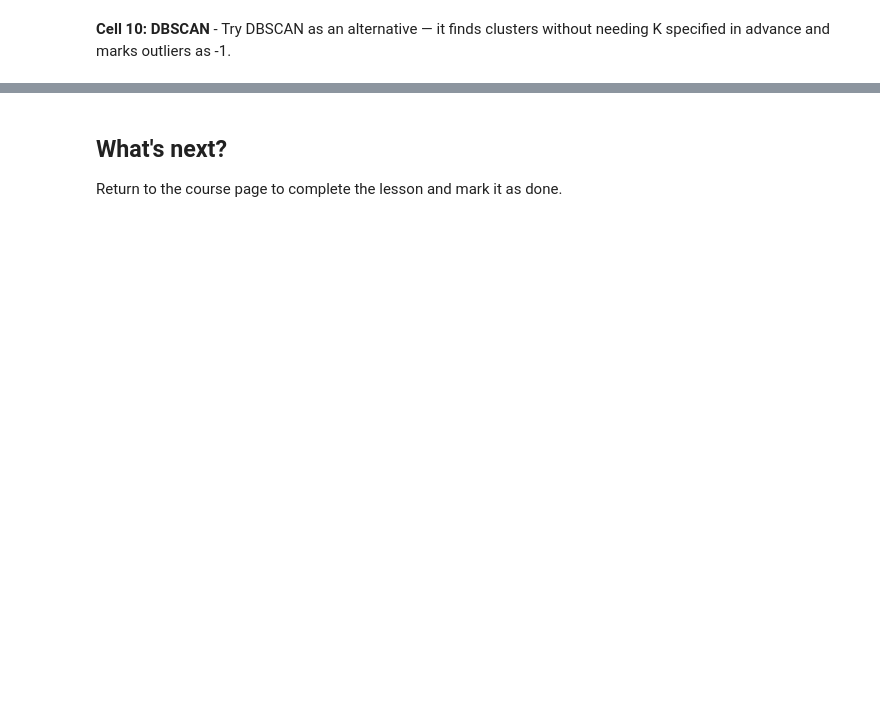
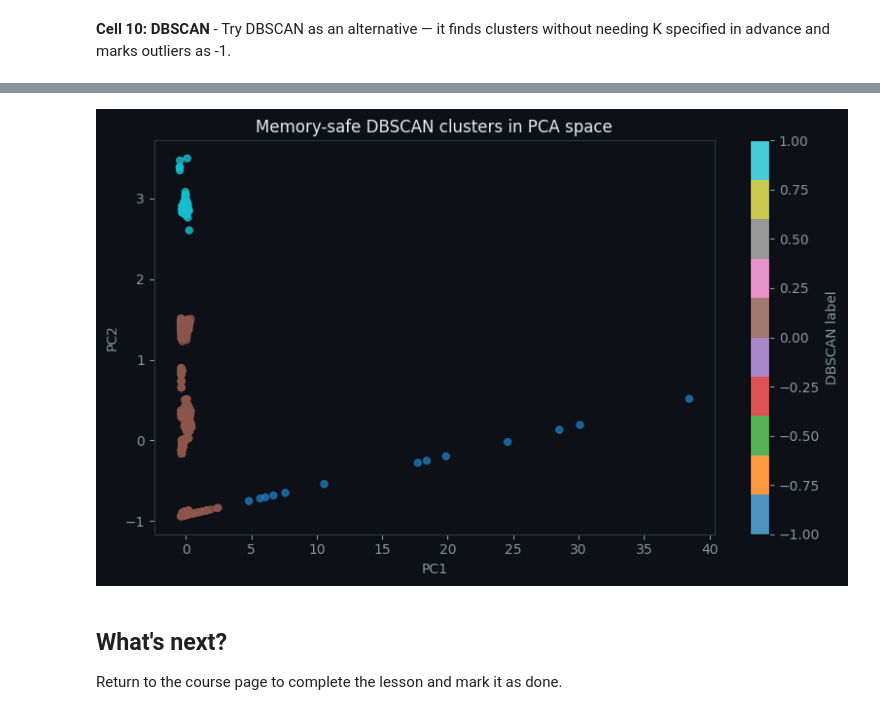
Before and after one commit to purwar-lab/ml-for-robotics-, a Jupyter notebook: notebooks/ch4-vibration-project.ipynb, the cells around one changed output, grey strips where cells are left out. Drawn from its saved outputs; the diff is of its cells as text; code cells hidden in the pictures; blank space fills up the shorter version.

```diff
--- a/notebooks/ch4-vibration-project.ipynb
+++ b/notebooks/ch4-vibration-project.ipynb
@@ -170,0 +205,81 @@ plt.show()
+# %%
+# Cell 10: Memory-safe DBSCAN
+# DBSCAN can run out of RAM on large datasets because it may build many neighbor relationships.
+# This version runs DBSCAN on a manageable subset and plots that subset in PCA space.
+
+from sklearn.cluster import DBSCAN
+import numpy as np
+import matplotlib.pyplot as plt
+
+# ------------------------------------------------------------
+# 1. Choose a maximum number of points for DBSCAN
+# ------------------------------------------------------------
+max_dbscan_points = 5000   # Increase to 10000 if Colab has enough RAM
+
+n_points = X_scaled.shape[0]
+
+if n_points > max_dbscan_points:
+    rng = np.random.default_rng(42)
+    db_idx = rng.choice(n_points, size=max_dbscan_points, replace=False)
+    X_db = X_scaled[db_idx]
+    points_2d_db = points_2d[db_idx]
+else:
+    db_idx = np.arange(n_points)
+    X_db = X_scaled
+    points_2d_db = points_2d
+
+print(f"Running DBSCAN on {X_db.shape[0]} points out of {n_points} total points.")
+
+# ------------------------------------------------------------
+# 2. Fit DBSCAN on the subset
+# ------------------------------------------------------------
+dbscan = DBSCAN(
+    eps=0.8,
+    min_samples=5,
+    algorithm="kd_tree",   # usually more memory-friendly for low-dimensional data
+    n_jobs=1               # avoids extra memory use from parallel workers
+)
+
+db_labels = dbscan.fit_predict(X_db)
+
+# ------------------------------------------------------------
+# 3. Report cluster information
+# ------------------------------------------------------------
+unique_labels, counts = np.unique(db_labels, return_counts=True)
+
+print("DBSCAN label counts:")
+for label, count in zip(unique_labels, counts):
+    if label == -1:
+        print(f"Noise/outliers: {count}")
+    else:
+        print(f"Cluster {label}: {count}")
+
+# ------------------------------------------------------------
+# 4. Plot DBSCAN result in PCA space
+# ------------------------------------------------------------
+fig, ax = plt.subplots(figsize=(8, 5))
+fig.patch.set_facecolor('#0d1117')
+
+scatter = ax.scatter(
+    points_2d_db[:, 0],
+    points_2d_db[:, 1],
+    c=db_labels,
+    cmap="tab10",
+    s=25,
+    alpha=0.8
+)
+
+ax.set_title("Memory-safe DBSCAN clusters in PCA space", color='#e6edf3')
+ax.set_xlabel("PC1", color='#8b949e')
+ax.set_ylabel("PC2", color='#8b949e')
+ax.set_facecolor('#0d1117')
+ax.tick_params(colors='#8b949e')
+ax.spines[:].set_color('#30363d')
+
+cbar = plt.colorbar(scatter, label="DBSCAN label")
+cbar.ax.yaxis.label.set_color('#8b949e')
+cbar.ax.tick_params(colors='#8b949e')
+
+plt.tight_layout()
+plt.show()
+# %% [output]
@@ -171,3 +291,4 @@ plt.show()
+[figure, added]
 # %% [markdown]
 ## What's next?
 Return to the course page to complete the lesson and mark it as done.
```
Also changed, not shown: parts of 10 cells of this notebook.
